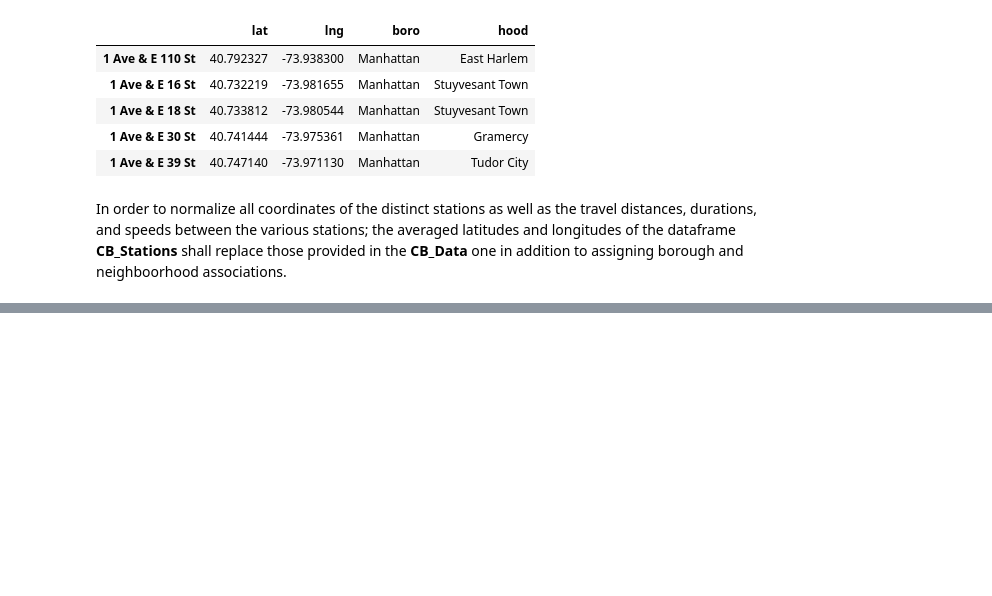
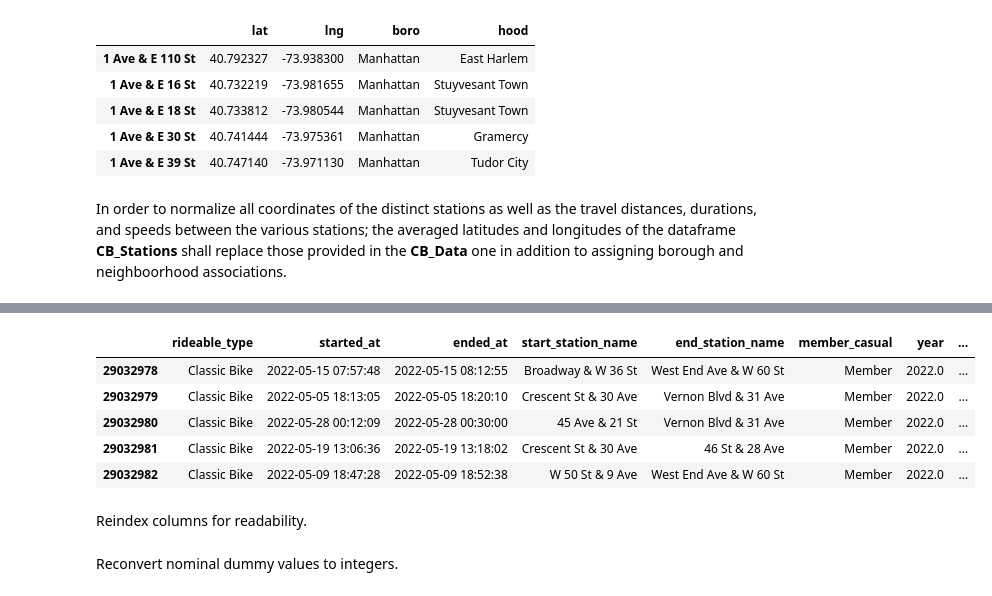
Before and after one commit to jchatterjee/nycdsa_r_project, a Jupyter notebook: CB_Python_Feature_Eng_Final.ipynb, the cells around one changed output, grey strips where cells are left out. Drawn from its saved outputs; the diff is of its cells as text; code cells hidden in the pictures; blank space fills up the shorter version.

```diff
--- a/CB_Python_Feature_Eng_Final.ipynb
+++ b/CB_Python_Feature_Eng_Final.ipynb
@@ -167,0 +139,11 @@ CB_Data.head()
+# %%
+CB_Data_New.tail()
+# %% [output]
+|  | rideable_type | started_at | ended_at | start_station_name | end_station_name | member_casual | year | ... |
+| 29032978 | Classic Bike | 2022-05-15 07:57:48 | 2022-05-15 08:12:55 | Broadway & W 36 St | West End Ave & W 60 St | Member | 2022.0 | ... |
+| 29032979 | Classic Bike | 2022-05-05 18:13:05 | 2022-05-05 18:20:10 | Crescent St & 30 Ave | Vernon Blvd & 31 Ave | Member | 2022.0 | ... |
+| 29032980 | Classic Bike | 2022-05-28 00:12:09 | 2022-05-28 00:30:00 | 45 Ave & 21 St | Vernon Blvd & 31 Ave | Member | 2022.0 | ... |
+| 29032981 | Classic Bike | 2022-05-19 13:06:36 | 2022-05-19 13:18:02 | Crescent St & 30 Ave | 46 St & 28 Ave | Member | 2022.0 | ... |
+| 29032982 | Classic Bike | 2022-05-09 18:47:28 | 2022-05-09 18:52:38 | W 50 St & 9 Ave | West End Ave & W 60 St | Member | 2022.0 | ... |
+# %% [markdown]
+Reindex columns for readability.
@@ -167,0 +157,2 @@ CB_Data.head()
+# %% [markdown]
+Reconvert nominal dummy values to integers.
```
Also changed, not shown: parts of 32 cells of this notebook.
